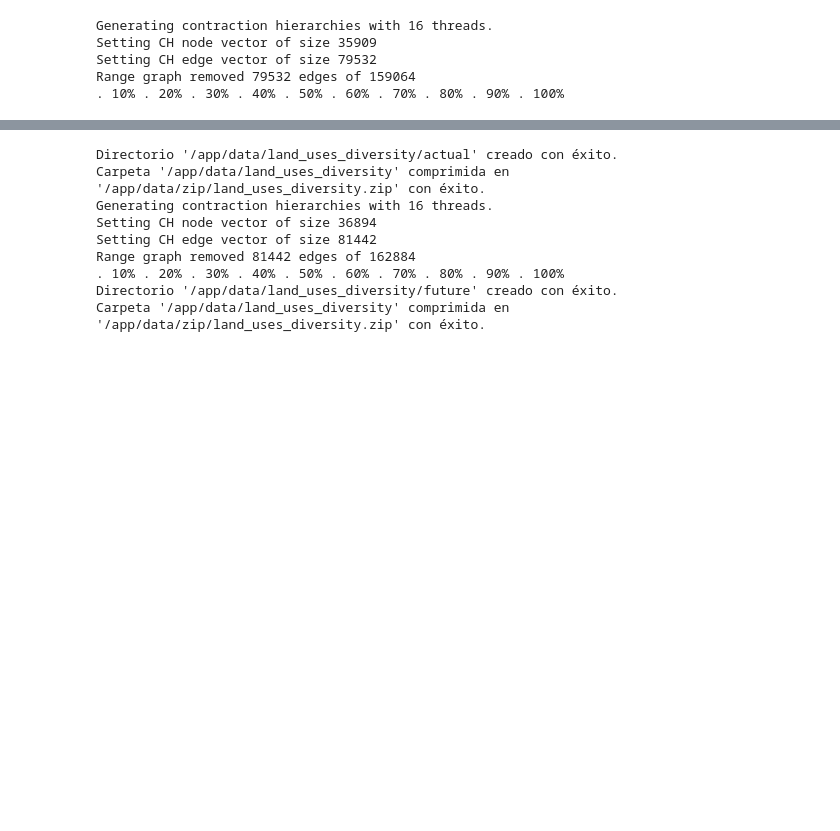
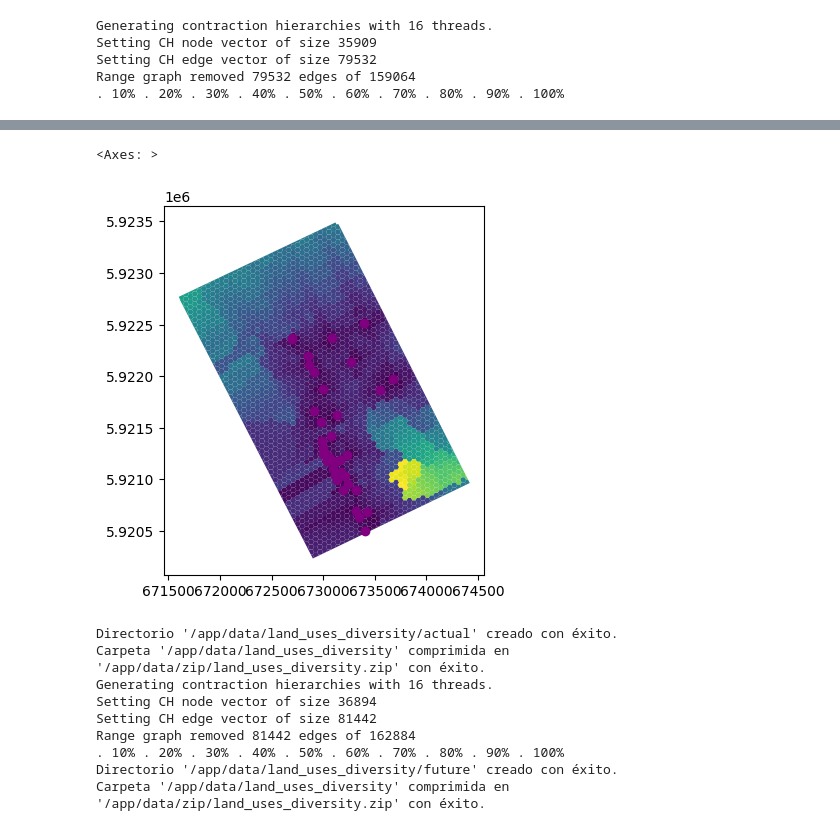
Before and after one commit to diegoalrv/clbb-io, a Jupyter notebook: notebooks/table.ipynb, the cells around one changed output, grey strips where cells are left out. Saved outputs shown, nothing was run; the diff lists cells and outputs as text; code cells hidden in the pictures; blank space fills up the shorter version.

```diff
--- a/notebooks/table.ipynb
+++ b/notebooks/table.ipynb
@@ -332,3 +384,12 @@ Range graph removed 79532 edges of 159064
+# %%
+category = 'Aprovisionamiento'
+import matplotlib.pyplot as plt
+fig, ax = plt.subplots()
+tui.get_travels_amenities_by_category(category).plot(column='travel_time', ax=ax)
+tui.get_amenities().get_current_amenities_by_category(category).plot(ax=ax, color='purple')
+# %% [output]
+<Axes: >
+[figure, added]
 # %%
 for scenario in [0, 1]:
     tui.change_scenario(scenario_id=scenario)
```
Also changed, not shown: parts of 6 cells of this notebook, 4 other files.
